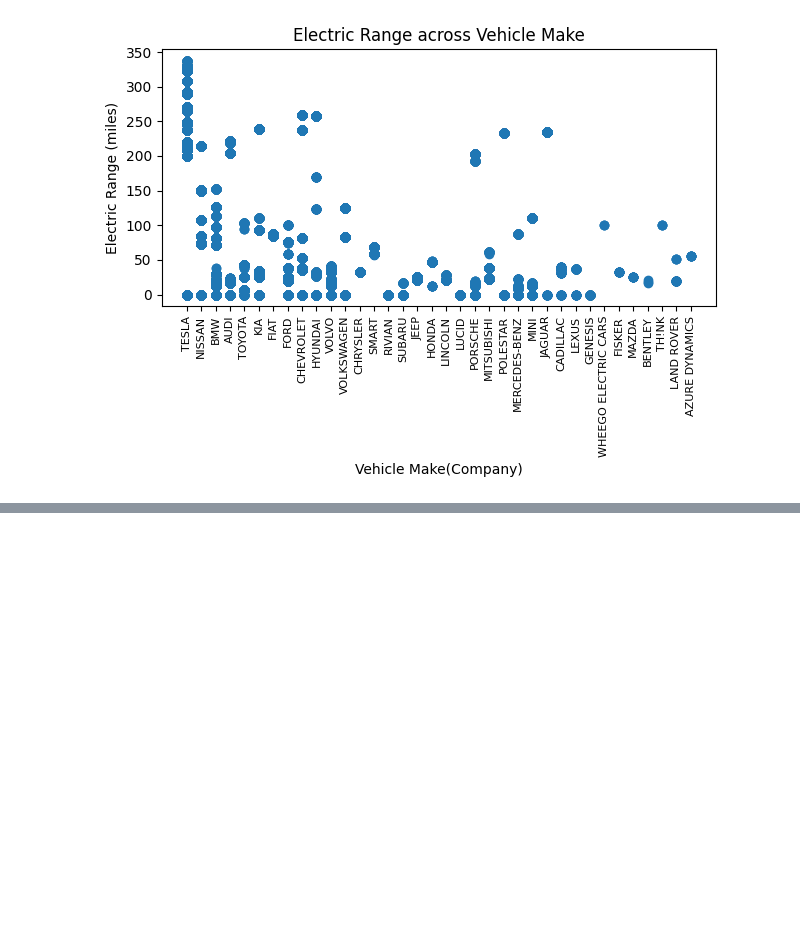
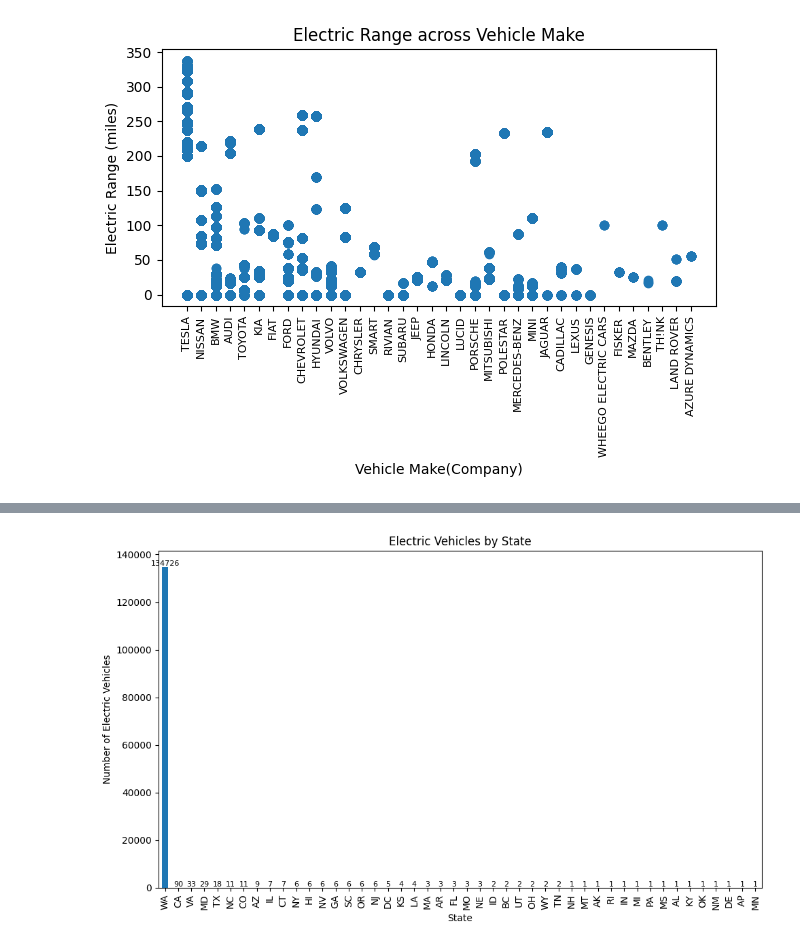
Before and after one commit to PiKa919/Electric-Vehicles-Analysis, a Jupyter notebook: Electric.ipynb, the cells around one changed output, grey strips where cells are left out. Cells and saved outputs as stored; diff of their text form; code cells hidden in the pictures; blank space fills up the shorter version.

```diff
--- a/Electric.ipynb
+++ b/Electric.ipynb
@@ -127,0 +162,3 @@ plt.tight_layout()
+# %%
+state_counts = df['State'].value_counts()
+state_counts
@@ -127,0 +183,17 @@ plt.tight_layout()
+# %%
+#We can use a bar-plot to plot this analysis
+#edits to make it more readble
+plt.figure(figsize=(10, 6))
+plt.xlabel('State')
+plt.ylabel('Number of Electric Vehicles')
+plt.title('Electric Vehicles by State')
+plt.xticks(rotation=90)
+state_counts.plot(kind='bar')
+
+# Display the actual numbers on top of the bars
+for i, v in enumerate(state_counts):
+    plt.text(i, v, str(v), ha='center', va='bottom', fontsize=8)
+
+plt.tight_layout() #for a compact layout without unnecessary texts
+# %% [output]
+[figure, added]
```
Also changed, not shown: parts of 8 cells of this notebook.
